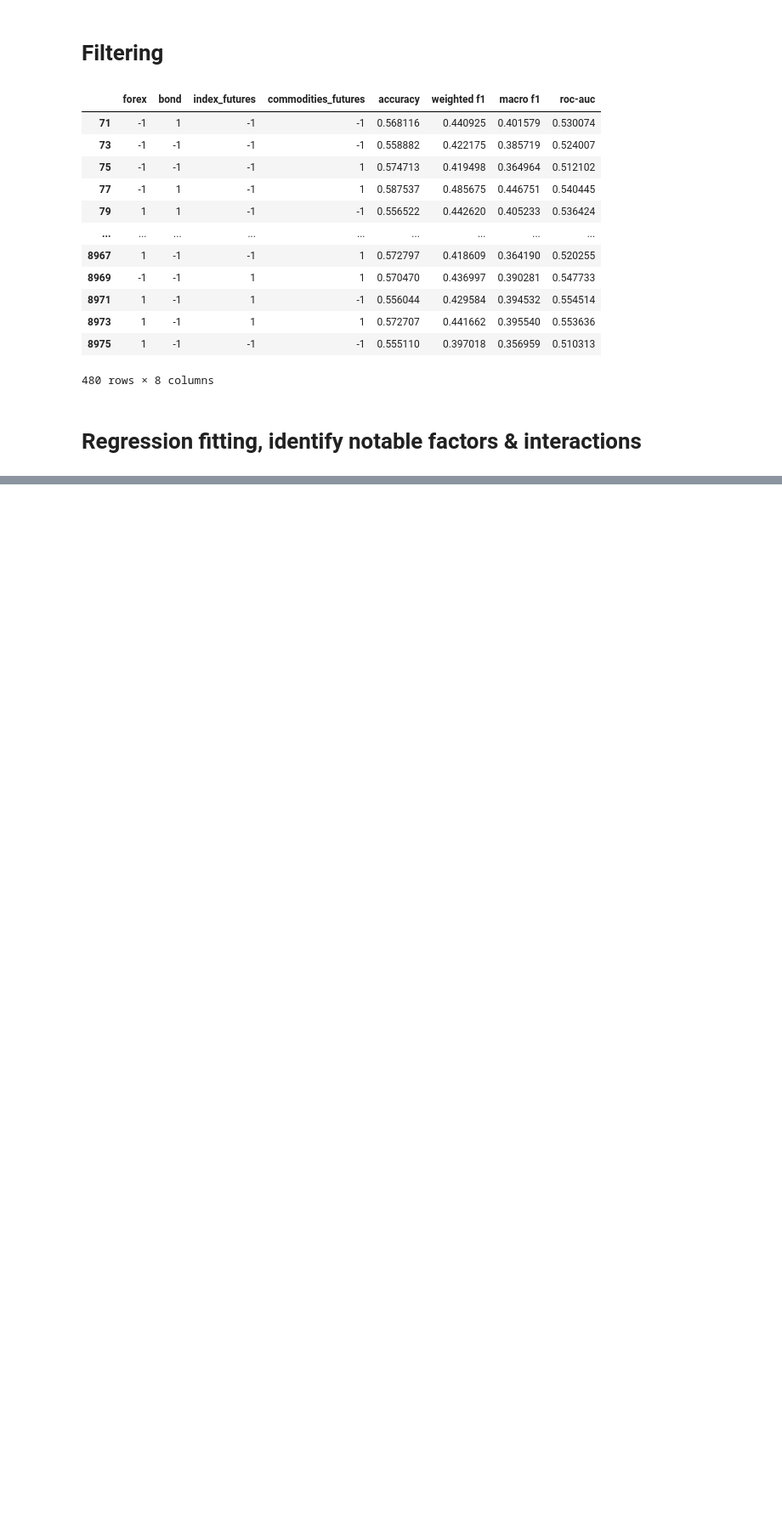
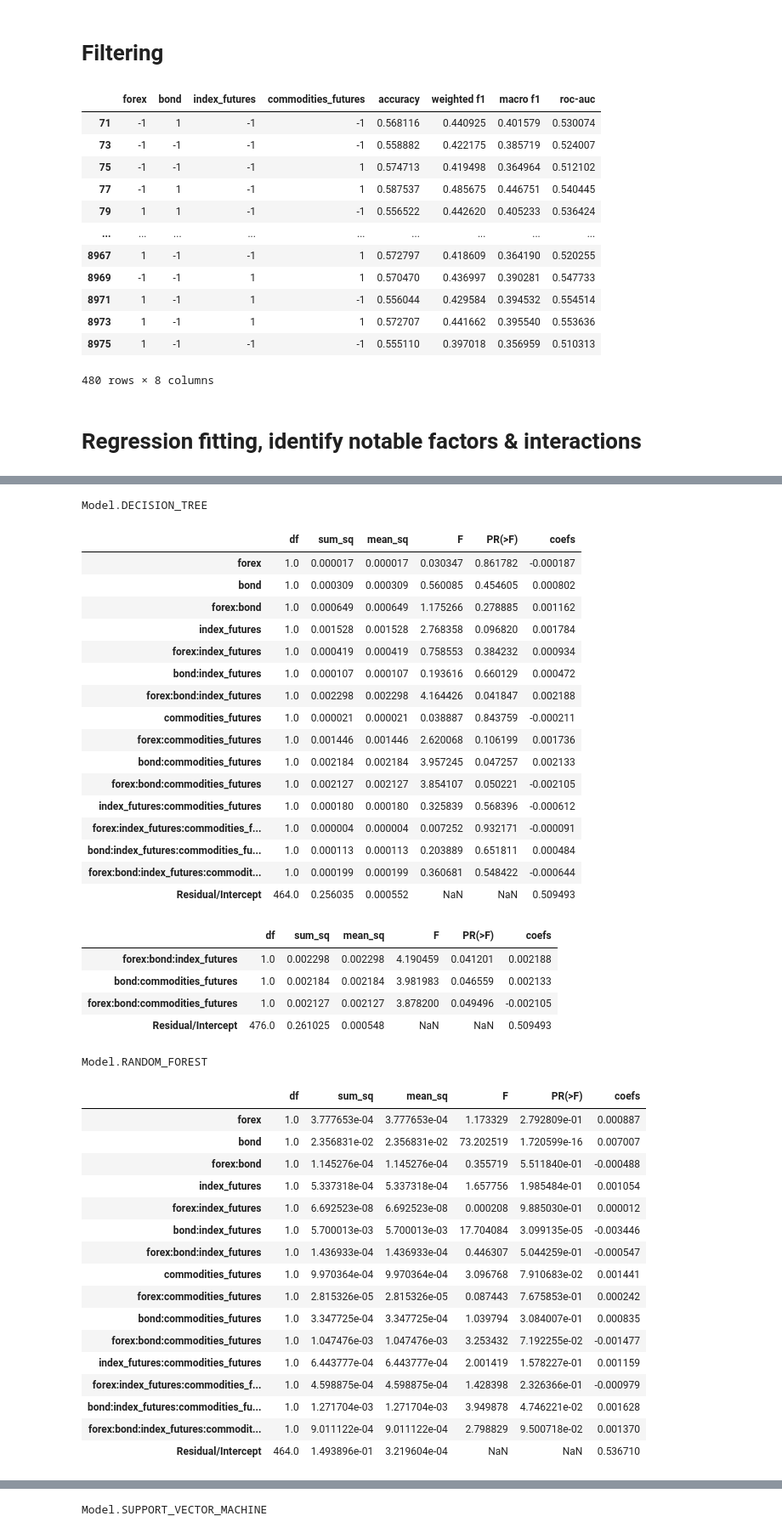
Before and after one commit to Swiss-MQP-2022/Intermarket-ML-For-EMH, a Jupyter notebook: stats.ipynb, the cells around one changed output, grey strips where cells are left out. Shown: that part at 85% size. Drawn from its saved outputs; the diff is of its cells as text; code cells hidden in the pictures; blank space fills up the shorter version.

```diff
--- a/stats.ipynb
+++ b/stats.ipynb
@@ -290,0 +244,70 @@ dtype: float64
+# %%
+for model in Model:
+    df = data.loc[data[DataSplit.TEST] & ~data['Random'] & data[model]]
+    df = df.drop(columns=[m.value for m in Model] + [DataSplit.TEST, 'SPY', 'Random'])
+    df = df.replace({True: 1, False: -1})
+
+
+    relation = 'accuracy ~ forex * bond * index_futures * commodities_futures'
+    glm = ols(relation, data=df).fit()
+    aov = sm.stats.anova_lm(glm, typ=1)
+
+    coefs = glm.params.rename(index={'Intercept':'Residual/Intercept'})
+    coefs.name = 'coefs'
+    aov = aov.rename(index={'Residual':'Residual/Intercept'})
+
+    print(model)
+    display(aov.join(coefs))
+
+    while (aov['PR(>F)'] > alpha).any():
+        relation += "-" + aov['F'].idxmin()
+        glm = ols(relation, data=df).fit()
+        aov = sm.stats.anova_lm(glm, typ=1)
+
+    coefs = glm.params.rename(index={'Intercept':'Residual/Intercept'})
+    coefs.name = 'coefs'
+    aov = aov.rename(index={'Residual':'Residual/Intercept'})
+
+    display(aov.join(coefs))
+# %% [output]
+Model.DECISION_TREE
+|  | df | sum_sq | mean_sq | F | PR(>F) | coefs |
+| forex | 1.0 | 0.000017 | 0.000017 | 0.030347 | 0.861782 | -0.000187 |
+| bond | 1.0 | 0.000309 | 0.000309 | 0.560085 | 0.454605 | 0.000802 |
+| forex:bond | 1.0 | 0.000649 | 0.000649 | 1.175266 | 0.278885 | 0.001162 |
+| index_futures | 1.0 | 0.001528 | 0.001528 | 2.768358 | 0.096820 | 0.001784 |
+| forex:index_futures | 1.0 | 0.000419 | 0.000419 | 0.758553 | 0.384232 | 0.000934 |
+| bond:index_futures | 1.0 | 0.000107 | 0.000107 | 0.193616 | 0.660129 | 0.000472 |
+| forex:bond:index_futures | 1.0 | 0.002298 | 0.002298 | 4.164426 | 0.041847 | 0.002188 |
+| commodities_futures | 1.0 | 0.000021 | 0.000021 | 0.038887 | 0.843759 | -0.000211 |
+| forex:commodities_futures | 1.0 | 0.001446 | 0.001446 | 2.620068 | 0.106199 | 0.001736 |
+| bond:commodities_futures | 1.0 | 0.002184 | 0.002184 | 3.957245 | 0.047257 | 0.002133 |
+| forex:bond:commodities_futures | 1.0 | 0.002127 | 0.002127 | 3.854107 | 0.050221 | -0.002105 |
+| index_futures:commodities_futures | 1.0 | 0.000180 | 0.000180 | 0.325839 | 0.568396 | -0.000612 |
+| forex:index_futures:commodities_f... | 1.0 | 0.000004 | 0.000004 | 0.007252 | 0.932171 | -0.000091 |
+| bond:index_futures:commodities_fu... | 1.0 | 0.000113 | 0.000113 | 0.203889 | 0.651811 | 0.000484 |
+| forex:bond:index_futures:commodit... | 1.0 | 0.000199 | 0.000199 | 0.360681 | 0.548422 | -0.000644 |
+| Residual/Intercept | 464.0 | 0.256035 | 0.000552 | NaN | NaN | 0.509493 |
+|  | df | sum_sq | mean_sq | F | PR(>F) | coefs |
+| forex:bond:index_futures | 1.0 | 0.002298 | 0.002298 | 4.190459 | 0.041201 | 0.002188 |
+| bond:commodities_futures | 1.0 | 0.002184 | 0.002184 | 3.981983 | 0.046559 | 0.002133 |
+| forex:bond:commodities_futures | 1.0 | 0.002127 | 0.002127 | 3.878200 | 0.049496 | -0.002105 |
+| Residual/Intercept | 476.0 | 0.261025 | 0.000548 | NaN | NaN | 0.509493 |
+Model.RANDOM_FOREST
+|  | df | sum_sq | mean_sq | F | PR(>F) | coefs |
+| forex | 1.0 | 3.777653e-04 | 3.777653e-04 | 1.173329 | 2.792809e-01 | 0.000887 |
+| bond | 1.0 | 2.356831e-02 | 2.356831e-02 | 73.202519 | 1.720599e-16 | 0.007007 |
+| forex:bond | 1.0 | 1.145276e-04 | 1.145276e-04 | 0.355719 | 5.511840e-01 | -0.000488 |
+| index_futures | 1.0 | 5.337318e-04 | 5.337318e-04 | 1.657756 | 1.985484e-01 | 0.001054 |
+| forex:index_futures | 1.0 | 6.692523e-08 | 6.692523e-08 | 0.000208 | 9.885030e-01 | 0.000012 |
+| bond:index_futures | 1.0 | 5.700013e-03 | 5.700013e-03 | 17.704084 | 3.099135e-05 | -0.003446 |
+| forex:bond:index_futures | 1.0 | 1.436933e-04 | 1.436933e-04 | 0.446307 | 5.044259e-01 | -0.000547 |
+| commodities_futures | 1.0 | 9.970364e-04 | 9.970364e-04 | 3.096768 | 7.910683e-02 | 0.001441 |
+| forex:commodities_futures | 1.0 | 2.815326e-05 | 2.815326e-05 | 0.087443 | 7.675853e-01 | 0.000242 |
+| bond:commodities_futures | 1.0 | 3.347725e-04 | 3.347725e-04 | 1.039794 | 3.084007e-01 | 0.000835 |
+| forex:bond:commodities_futures | 1.0 | 1.047476e-03 | 1.047476e-03 | 3.253432 | 7.192255e-02 | -0.001477 |
+| index_futures:commodities_futures | 1.0 | 6.443777e-04 | 6.443777e-04 | 2.001419 | 1.578227e-01 | 0.001159 |
+| forex:index_futures:commodities_f... | 1.0 | 4.598875e-04 | 4.598875e-04 | 1.428398 | 2.326366e-01 | -0.000979 |
+| bond:index_futures:commodities_fu... | 1.0 | 1.271704e-03 | 1.271704e-03 | 3.949878 | 4.746221e-02 | 0.001628 |
+| forex:bond:index_futures:commodit... | 1.0 | 9.011122e-04 | 9.011122e-04 | 2.798829 | 9.500718e-02 | 0.001370 |
+| Residual/Intercept | 464.0 | 1.493896e-01 | 3.219604e-04 | NaN | NaN | 0.536710 |
@@ -290,0 +319 @@ dtype: float64
+Model.SUPPORT_VECTOR_MACHINE
```
Also changed, not shown: parts of 4 cells of this notebook.
